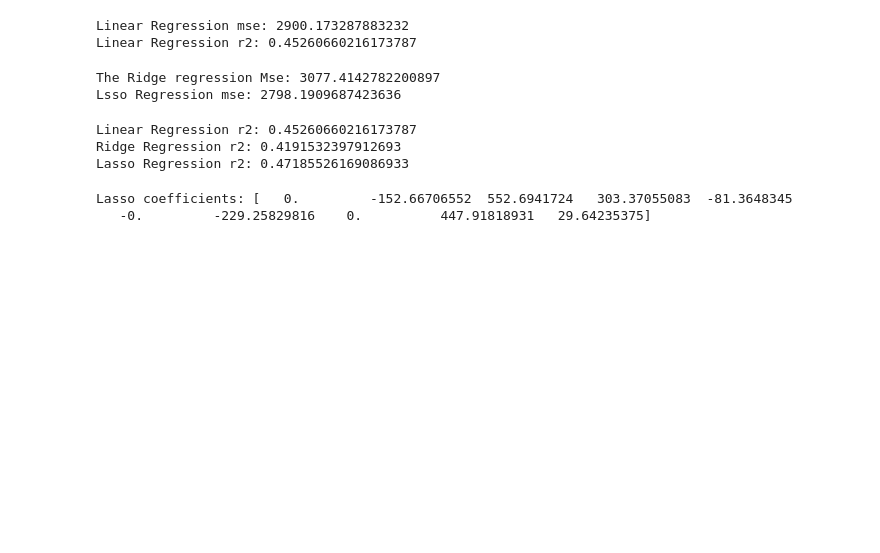
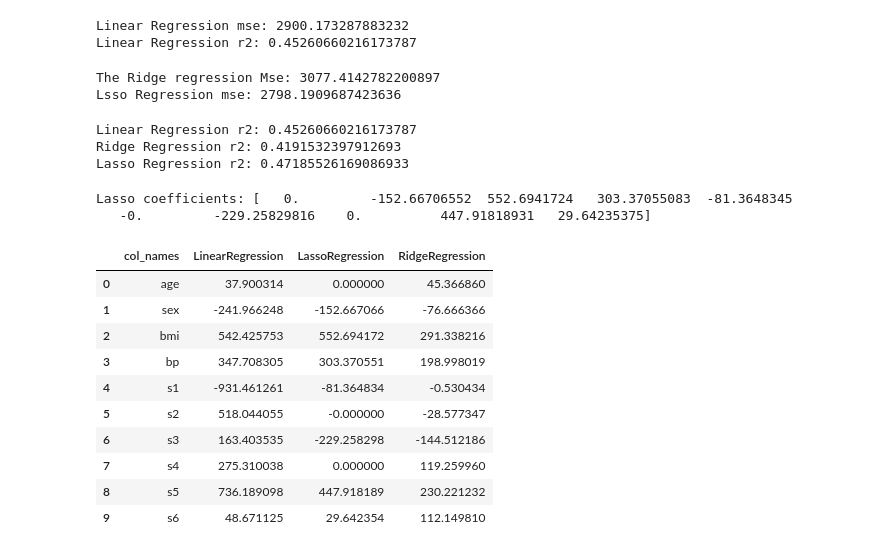
Before and after one commit to deepaknandeshwar17/Machine_Learning_practice, a Jupyter notebook: ml2.ipynb, the cells around one changed output. Cells and saved outputs as stored; diff of their text form; code cells hidden in the pictures; blank space fills up the shorter version.

```diff
--- a/ml2.ipynb
+++ b/ml2.ipynb
@@ -557,3 +557,19 @@ print(f"Lasso coefficients: {lasso.coef_}")
 # %% [output]
 Lasso coefficients: [   0.         -152.66706552  552.6941724   303.37055083  -81.3648345
    -0.         -229.25829816    0.          447.91818931   29.64235375]
+# %%
+df = pd.DataFrame({"col_names":x.columns, "LinearRegression":lr.coef_, "LassoRegression":lasso.coef_, "RidgeRegression":ridge.coef_ })
+# %%
+df
+# %% [output]
+|  | col_names | LinearRegression | LassoRegression | RidgeRegression |
+| 0 | age | 37.900314 | 0.000000 | 45.366860 |
+| 1 | sex | -241.966248 | -152.667066 | -76.666366 |
+| 2 | bmi | 542.425753 | 552.694172 | 291.338216 |
+| 3 | bp | 347.708305 | 303.370551 | 198.998019 |
+| 4 | s1 | -931.461261 | -81.364834 | -0.530434 |
+| 5 | s2 | 518.044055 | -0.000000 | -28.577347 |
+| 6 | s3 | 163.403535 | -229.258298 | -144.512186 |
+| 7 | s4 | 275.310038 | 0.000000 | 119.259960 |
+| 8 | s5 | 736.189098 | 447.918189 | 230.221232 |
+| 9 | s6 | 48.671125 | 29.642354 | 112.149810 |
```
Also changed, not shown: 2 other files.
